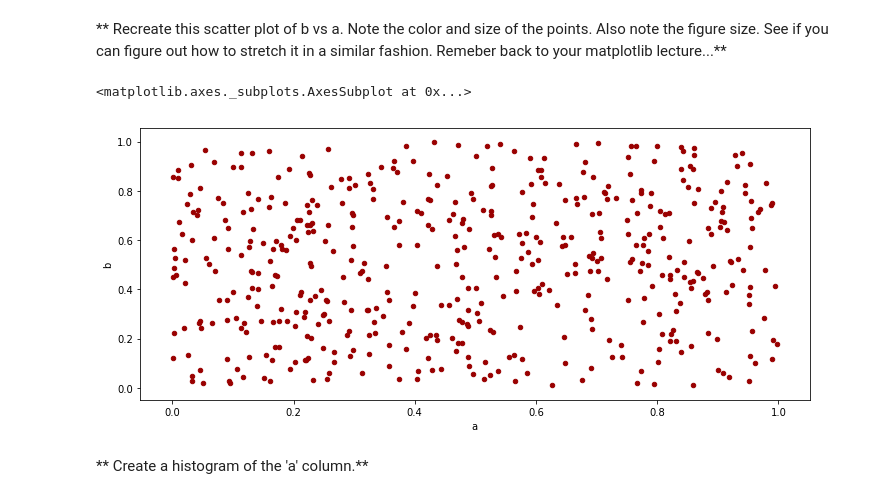
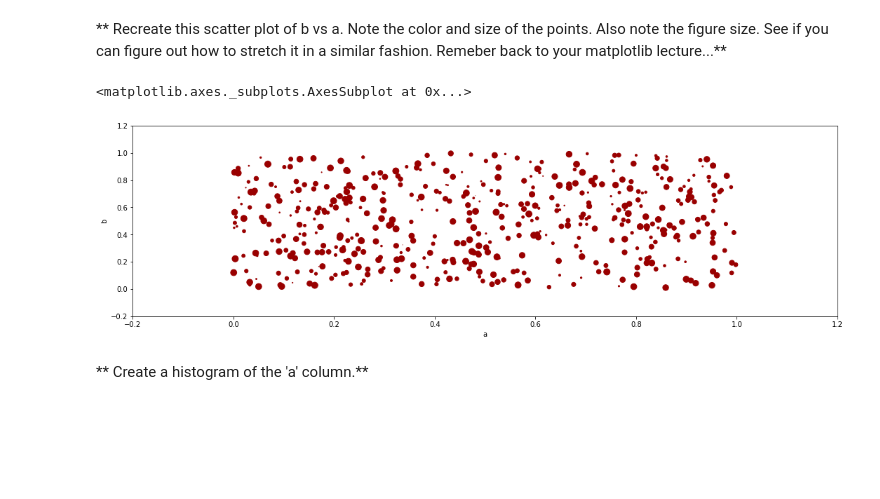
Before and after one commit to btrentini/python_practice, a Jupyter notebook: data_science_bootcamp/Python-for-Data-Visualization/Pandas Built-in Data Viz/Pandas Data Visualization Exercise .ipynb, the cells around one changed output. Cells and saved outputs as stored; diff of their text form; code cells hidden in the pictures; blank space fills up the shorter version.

```diff
--- a/data_science_bootcamp/Python-for-Data-Visualization/Pandas Built-in Data Viz/Pandas Data Visualization Exercise .ipynb
+++ b/data_science_bootcamp/Python-for-Data-Visualization/Pandas Built-in Data Viz/Pandas Data Visualization Exercise .ipynb
@@ -35,10 +35,10 @@ df3.head()
 # %% [markdown]
 ** Recreate this scatter plot of b vs a. Note the color and size of the points. Also note the figure size. See if you can figure out how to stretch it in a similar fashion. Remeber back to your matplotlib lecture...**
 # %%
-df3.plot(x='a', y='b', kind='scatter', figsize=(12,5), color='#990000')
+df3.plot(x='a', y='b', kind='scatter', figsize=(18,5), color='#990000', xlim=(-0.2,1.2), ylim=(-0.2,1.2), s=df3['c']*80)
 # %% [output]
 <matplotlib.axes._subplots.AxesSubplot at 0x...>
-[figure, old version]
+[figure, new version]
 # %% [markdown]
 ** Create a histogram of the 'a' column.**
 # %%
```
Also changed, not shown: parts of 8 cells of this notebook.
